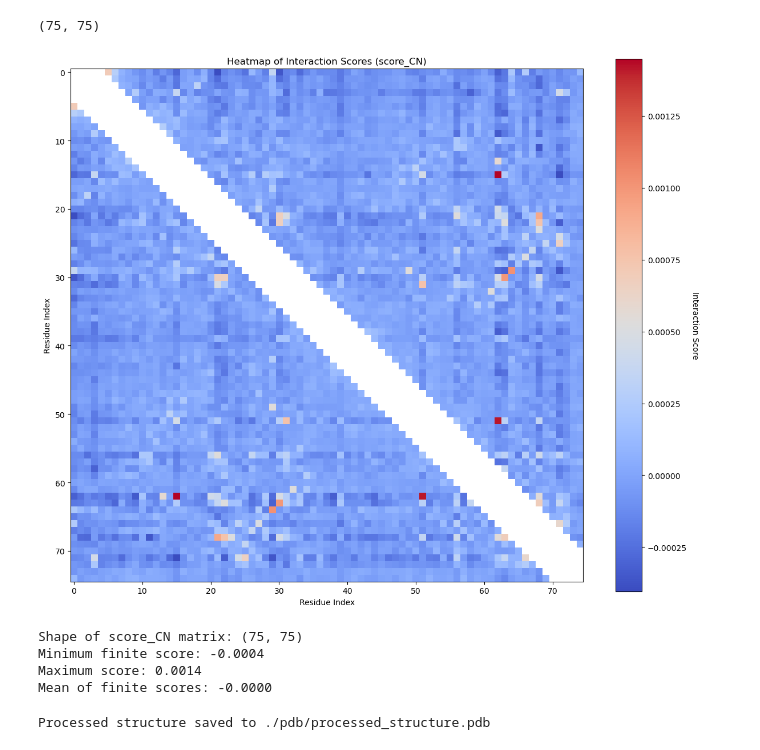
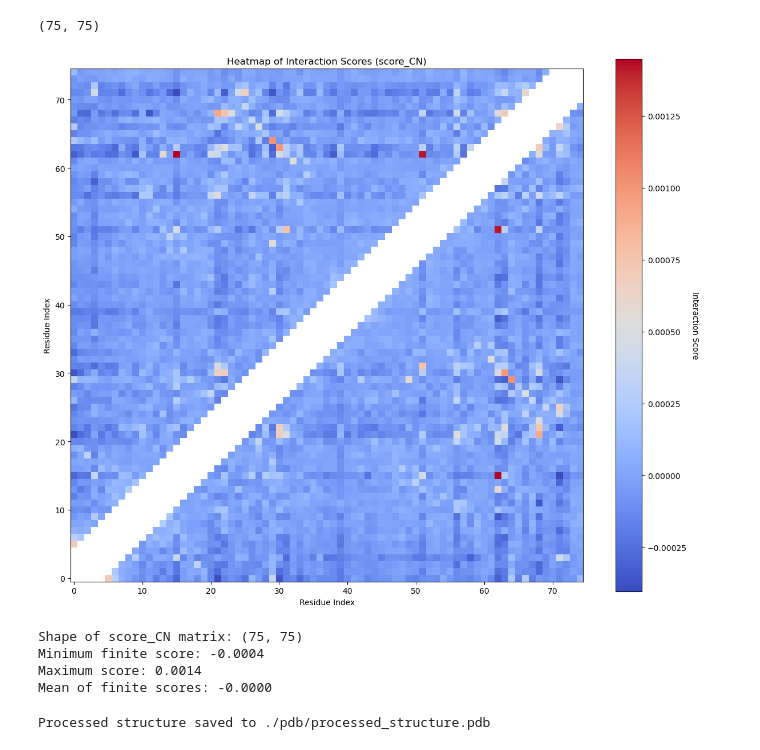
Before and after one commit to riversdark/DCA, a Jupyter notebook: dca.ipynb, the cells around one changed output. Saved outputs shown, nothing was run; the diff lists cells and outputs as text; code cells hidden in the pictures.

```diff
--- a/dca.ipynb
+++ b/dca.ipynb
@@ -157,29 +181,29 @@ print(score_CN.shape)
 # %%
 import matplotlib.pyplot as plt
 import seaborn as sns
 
 # Create a heatmap of the score_CN matrix
 plt.figure(figsize=(12, 10))
-heatmap = plt.imshow(score_CN, cmap='coolwarm', vmin=np.min(score_CN[np.isfinite(score_CN)]), vmax=np.max(score_CN))
+heatmap = plt.imshow(score_CN, cmap='coolwarm', vmin=np.min(score_CN[np.isfinite(score_CN)]), vmax=np.max(score_CN), origin='lower')
 
 plt.title('Heatmap of Interaction Scores (score_CN)')
 plt.xlabel('Residue Index')
 plt.ylabel('Residue Index')
 
 # Add colorbar
 cbar = plt.colorbar(heatmap)
 cbar.set_label('Interaction Score', rotation=270, labelpad=15)
 
 plt.tight_layout()
 plt.show()
 
 # Print some statistics about the score_CN matrix
 print(f"Shape of score_CN matrix: {score_CN.shape}")
 print(f"Minimum finite score: {np.min(score_CN[np.isfinite(score_CN)]):.4f}")
 print(f"Maximum score: {np.max(score_CN):.4f}")
 print(f"Mean of finite scores: {np.mean(score_CN[np.isfinite(score_CN)]):.4f}")
 # %% [output]
-[figure, old version]
+[figure, new version]
 Shape of score_CN matrix: (75, 75)
 Minimum finite score: -0.0004
 Maximum score: 0.0014
```
Also changed, not shown: parts of 2 cells of this notebook.
